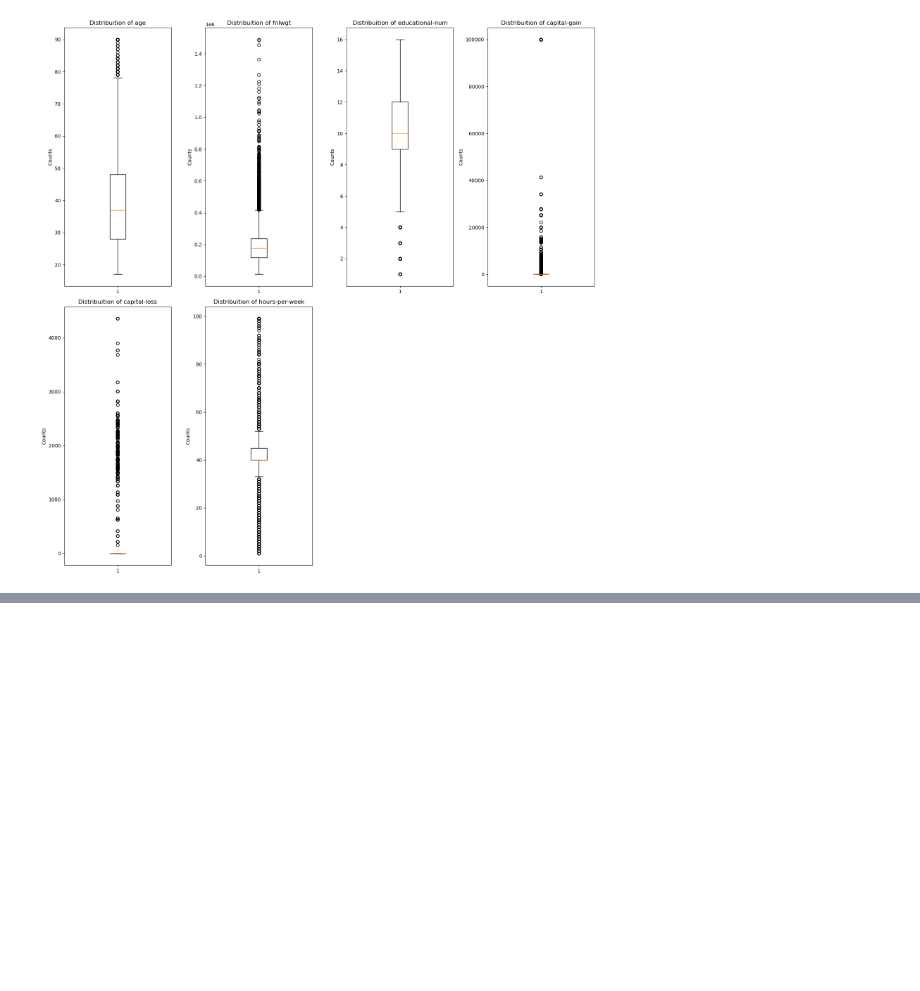
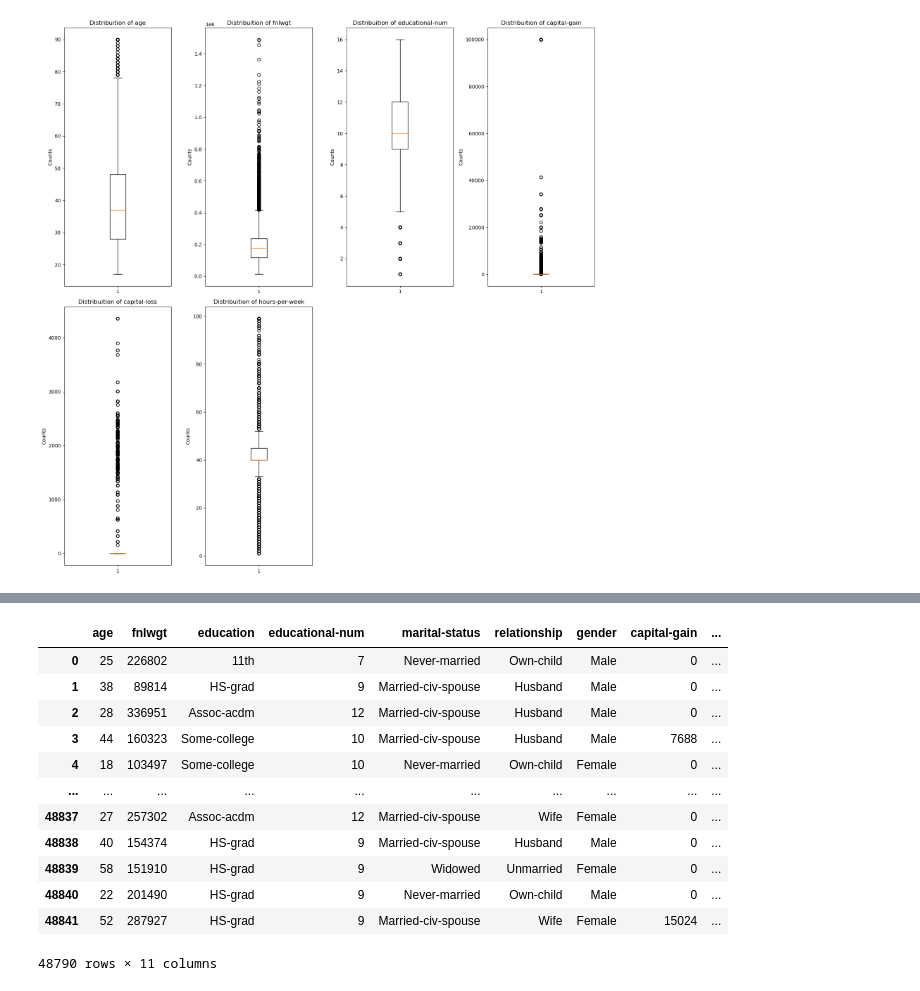
Before and after one commit to MaukanMir/Income-Prediction-Classification, a Jupyter notebook: training.ipynb, the cells around one changed output, grey strips where cells are left out. Saved outputs shown, nothing was run; the diff lists cells and outputs as text; code cells hidden in the pictures; blank space fills up the shorter version.

```diff
--- a/training.ipynb
+++ b/training.ipynb
@@ -228,0 +324,16 @@ plot_distribution(numerical_types, "box")
+# %%
+df
+# %% [output]
+|  | age | fnlwgt | education | educational-num | marital-status | relationship | gender | capital-gain | ... |
+| 0 | 25 | 226802 | 11th | 7 | Never-married | Own-child | Male | 0 | ... |
+| 1 | 38 | 89814 | HS-grad | 9 | Married-civ-spouse | Husband | Male | 0 | ... |
+| 2 | 28 | 336951 | Assoc-acdm | 12 | Married-civ-spouse | Husband | Male | 0 | ... |
+| 3 | 44 | 160323 | Some-college | 10 | Married-civ-spouse | Husband | Male | 7688 | ... |
+| 4 | 18 | 103497 | Some-college | 10 | Never-married | Own-child | Female | 0 | ... |
+| ... | ... | ... | ... | ... | ... | ... | ... | ... | ... |
+| 48837 | 27 | 257302 | Assoc-acdm | 12 | Married-civ-spouse | Wife | Female | 0 | ... |
+| 48838 | 40 | 154374 | HS-grad | 9 | Married-civ-spouse | Husband | Male | 0 | ... |
+| 48839 | 58 | 151910 | HS-grad | 9 | Widowed | Unmarried | Female | 0 | ... |
+| 48840 | 22 | 201490 | HS-grad | 9 | Never-married | Own-child | Male | 0 | ... |
+| 48841 | 52 | 287927 | HS-grad | 9 | Married-civ-spouse | Wife | Female | 15024 | ... |
+48790 rows × 11 columns
```
Also changed, not shown: parts of 6 cells of this notebook.
